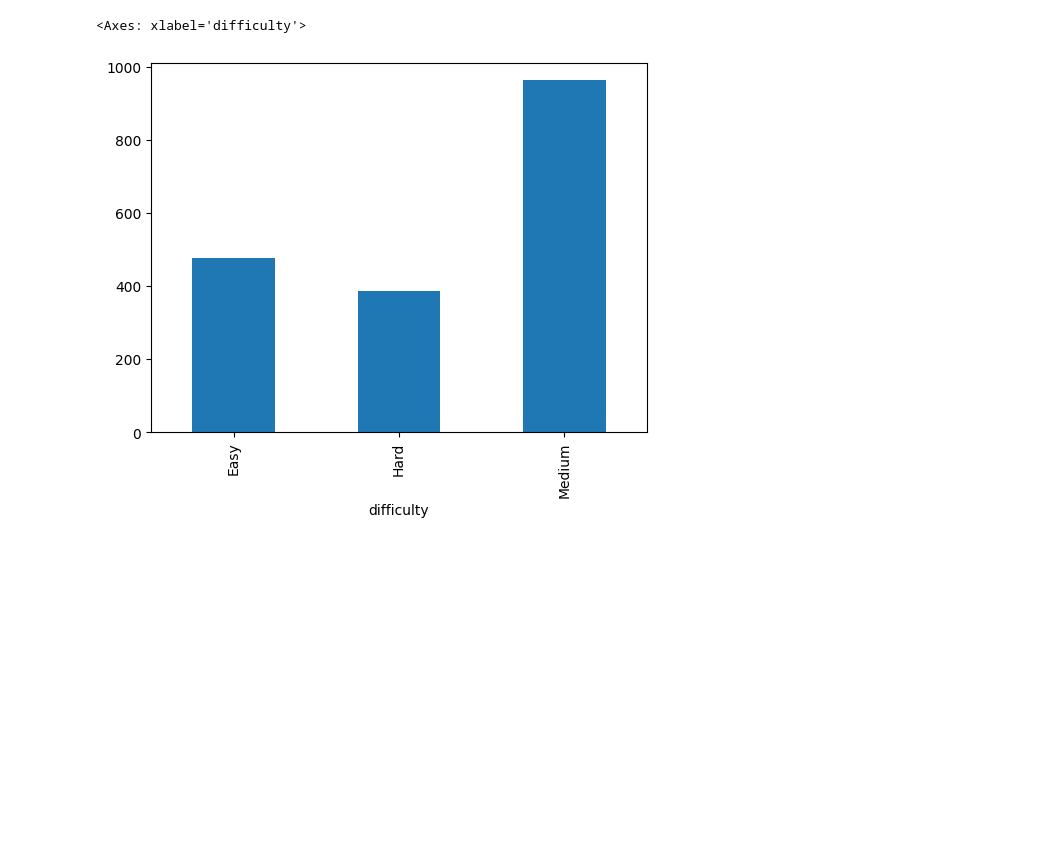
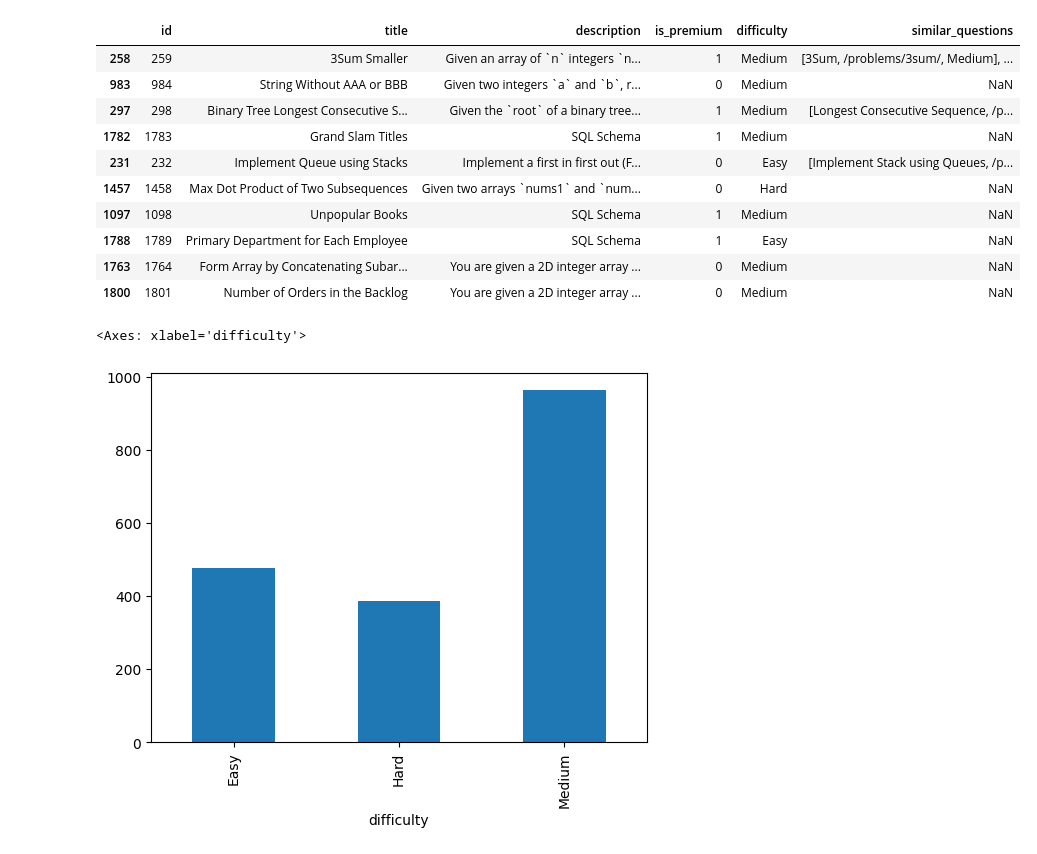
Before and after one commit to udit-rawat/Quest, a Jupyter notebook: research/data_analysis.ipynb, the cells around one changed output. Saved outputs shown, nothing was run; the diff lists cells and outputs as text; code cells hidden in the pictures; blank space fills up the shorter version.

```diff
--- a/research/data_analysis.ipynb
+++ b/research/data_analysis.ipynb
@@ -8,0 +16,3 @@ df = pd.read_csv(
+# %%
+df_sample = df[['id', 'title', 'description', 'is_premium', 'difficulty', 'similar_questions']].sample(n=10, random_state=1)
+print(df_sample)
@@ -9,3 +37,17 @@ df = pd.read_csv(
+# %%
+df_sample.head(10)
+# %% [output]
+|  | id | title | description | is_premium | difficulty | similar_questions |
+| 258 | 259 | 3Sum Smaller | Given an array of `n` integers `n... | 1 | Medium | [3Sum, /problems/3sum/, Medium], ... |
+| 983 | 984 | String Without AAA or BBB | Given two integers `a` and `b`, r... | 0 | Medium | NaN |
+| 297 | 298 | Binary Tree Longest Consecutive S... | Given the `root` of a binary tree... | 1 | Medium | [Longest Consecutive Sequence, /p... |
+| 1782 | 1783 | Grand Slam Titles | SQL Schema | 1 | Medium | NaN |
+| 231 | 232 | Implement Queue using Stacks | Implement a first in first out (F... | 0 | Easy | [Implement Stack using Queues, /p... |
+| 1457 | 1458 | Max Dot Product of Two Subsequences | Given two arrays `nums1` and `num... | 0 | Hard | NaN |
+| 1097 | 1098 | Unpopular Books | SQL Schema | 1 | Medium | NaN |
+| 1788 | 1789 | Primary Department for Each Employee | SQL Schema | 1 | Easy | NaN |
+| 1763 | 1764 | Form Array by Concatenating Subar... | You are given a 2D integer array ... | 0 | Medium | NaN |
+| 1800 | 1801 | Number of Orders in the Backlog | You are given a 2D integer array ... | 0 | Medium | NaN |
 # %%
 df.groupby('difficulty').size().plot(kind='bar')
 # %% [output]
```
Also changed, not shown: parts of 3 cells of this notebook.
